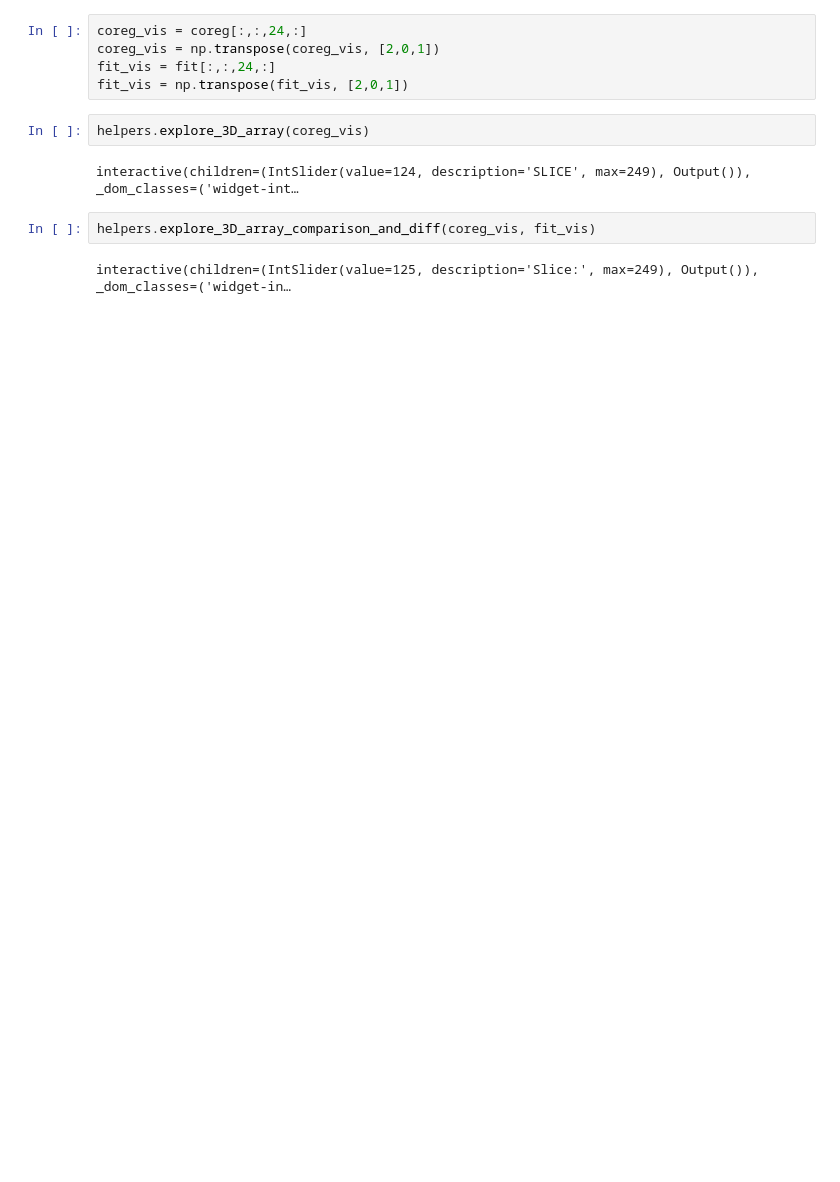
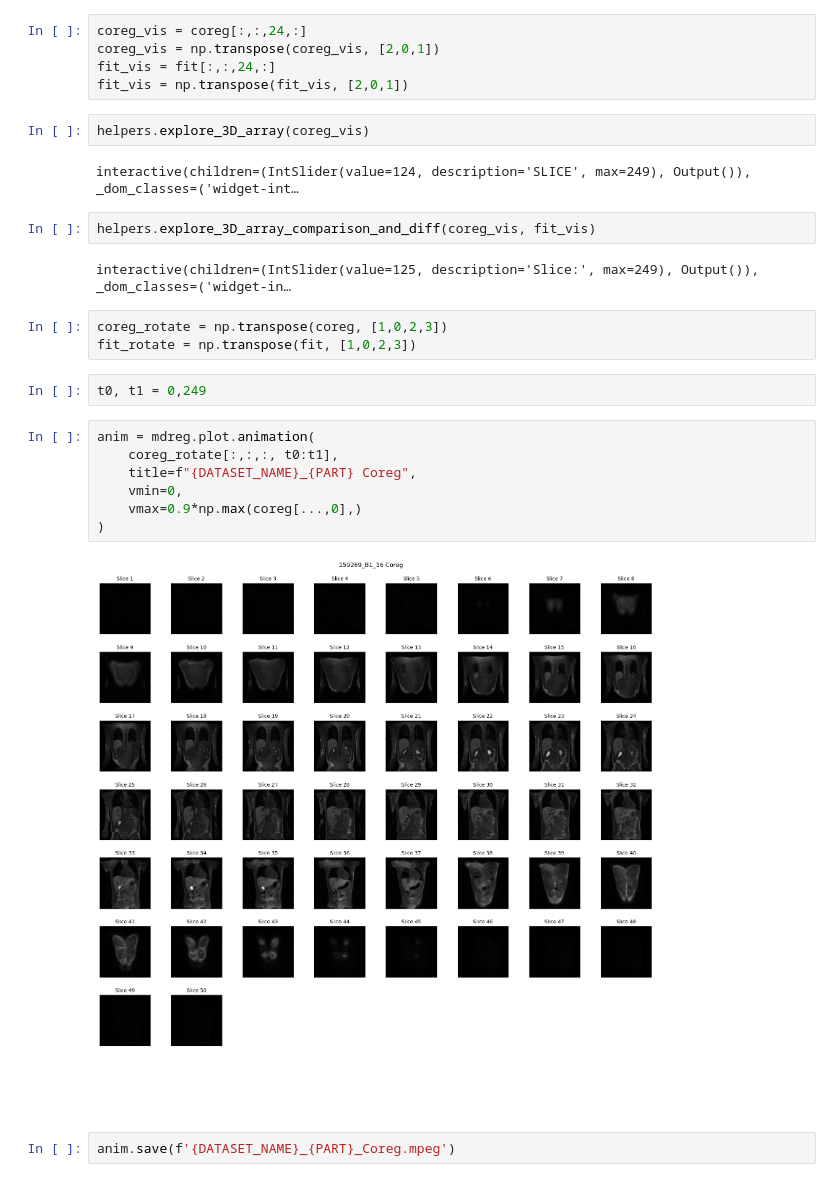
Before and after one commit to steve-shooty/MRI-MoCoCo, a Jupyter notebook: ready_to_use/000_exploring_data copy 2.ipynb, the cells around one changed output. Saved outputs shown, nothing was run; the diff lists cells and outputs as text; blank space fills up the shorter version.

```diff
--- a/ready_to_use/000_exploring_data copy 2.ipynb
+++ b/ready_to_use/000_exploring_data copy 2.ipynb
@@ -41,3 +42,19 @@ interactive(children=(IntSlider(value=124, description='SLICE', max=249), Output
 helpers.explore_3D_array_comparison_and_diff(coreg_vis, fit_vis)
 # %% [output]
 interactive(children=(IntSlider(value=125, description='Slice:', max=249), Output()), _dom_classes=('widget-in…
+# %%
+coreg_rotate = np.transpose(coreg, [1,0,2,3])
+fit_rotate = np.transpose(fit, [1,0,2,3])
+# %%
+t0, t1 = 0,249
+# %%
+anim = mdreg.plot.animation(
+    coreg_rotate[:,:,:, t0:t1],
+    title=f"{DATASET_NAME}_{PART} Coreg",
+    vmin=0,
+    vmax=0.9*np.max(coreg[...,0],)
+)
+# %% [output]
+[figure, added]
+# %%
+anim.save(f'{DATASET_NAME}_{PART}_Coreg.mpeg')
```
Also changed, not shown: parts of 15 cells of this notebook, 1 other file.
